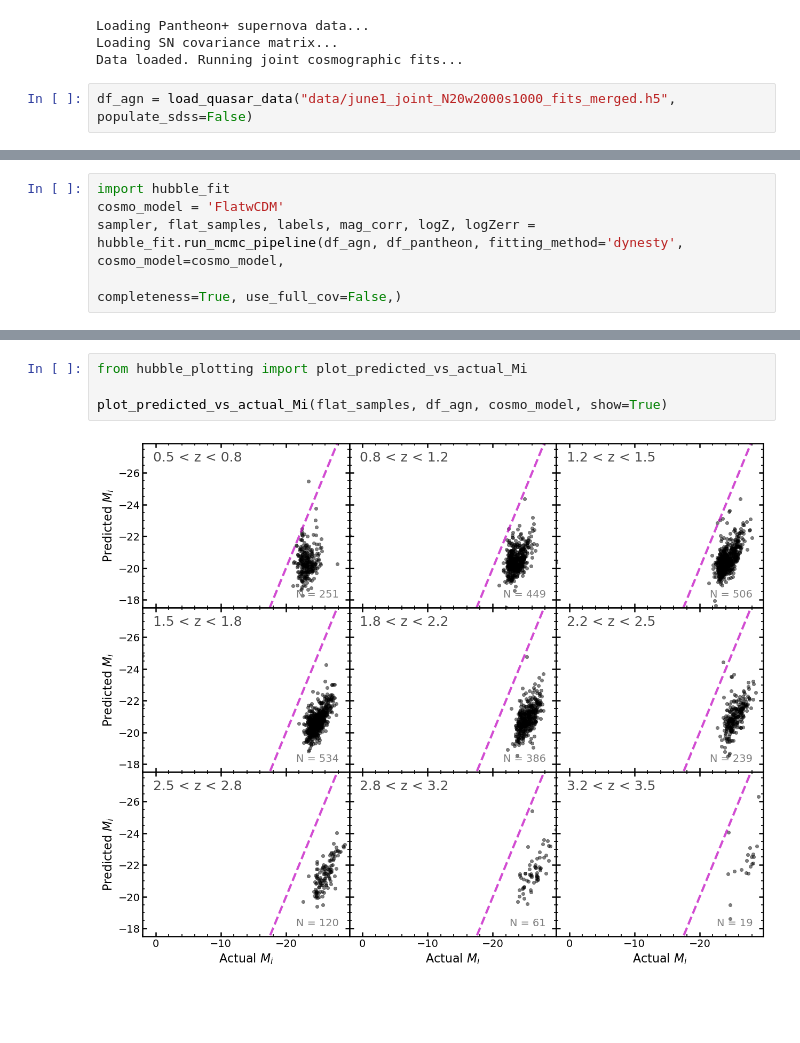
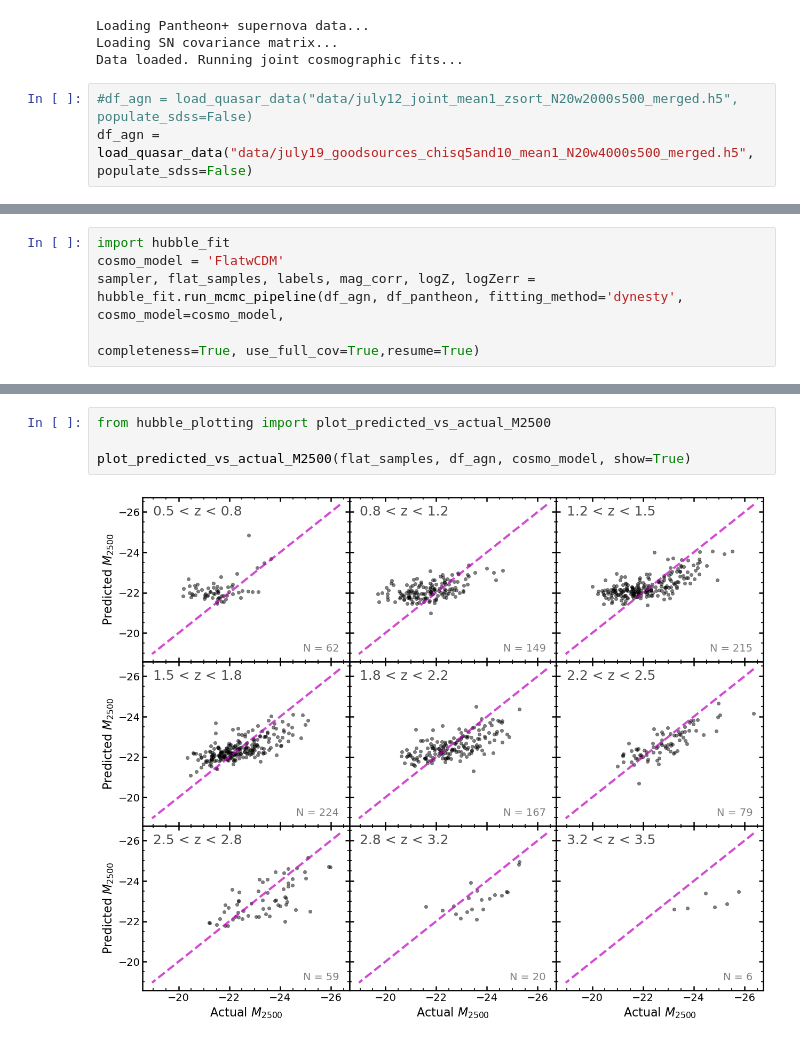
Before and after one commit to dutra/qvc, a Jupyter notebook: tutorials/hubble diagram jun27.ipynb, the cells around one changed output, grey strips where cells are left out. Saved outputs shown, nothing was run; the diff lists cells and outputs as text; blank space fills up the shorter version.

Commit message:
latest hubble diagram changes

```diff
--- a/tutorials/hubble diagram jun27.ipynb
+++ b/tutorials/hubble diagram jun27.ipynb
@@ -44,5 +44,6 @@ Loading Pantheon+ supernova data...
 Loading SN covariance matrix...
 Data loaded. Running joint cosmographic fits...
 # %%
-df_agn = load_quasar_data("data/june1_joint_N20w2000s1000_fits_merged.h5", populate_sdss=False)
+#df_agn = load_quasar_data("data/july12_joint_mean1_zsort_N20w2000s500_merged.h5", populate_sdss=False)
+df_agn = load_quasar_data("data/july19_goodsources_chisq5and10_mean1_N20w4000s500_merged.h5", populate_sdss=False)
 # %% [output]
@@ -62,5 +69,5 @@ Final number of quasars: 2662
 import hubble_fit
 cosmo_model = 'FlatwCDM'
 sampler, flat_samples, labels, mag_corr, logZ, logZerr = hubble_fit.run_mcmc_pipeline(df_agn, df_pantheon, fitting_method='dynesty', cosmo_model=cosmo_model,
-                                                                                      completeness=True, use_full_cov=False,)
+                                                                                      completeness=True, use_full_cov=True,resume=True)
 # %% [output]
@@ -96,6 +570,6 @@ residuals, mu_pred_median, mu_pred_std = plot_hubble(flat_samples, df_agn, df_pa
 # %%
-from hubble_plotting import plot_predicted_vs_actual_Mi
+from hubble_plotting import plot_predicted_vs_actual_M2500
 
-plot_predicted_vs_actual_Mi(flat_samples, df_agn, cosmo_model, show=True)
+plot_predicted_vs_actual_M2500(flat_samples, df_agn, cosmo_model, show=True)
 # %% [output]
-[figure, old version]
+[figure, new version]
```
Also changed, not shown: parts of 12 cells of this notebook, 7 other files.
